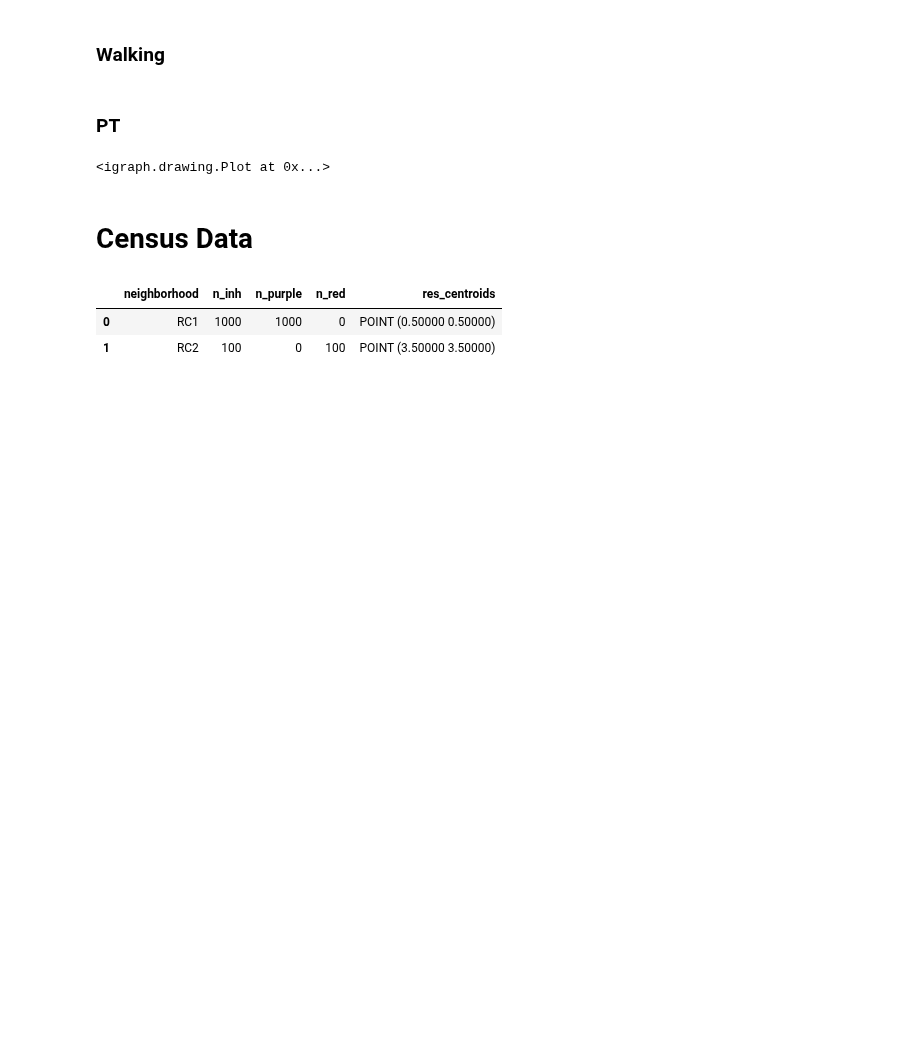
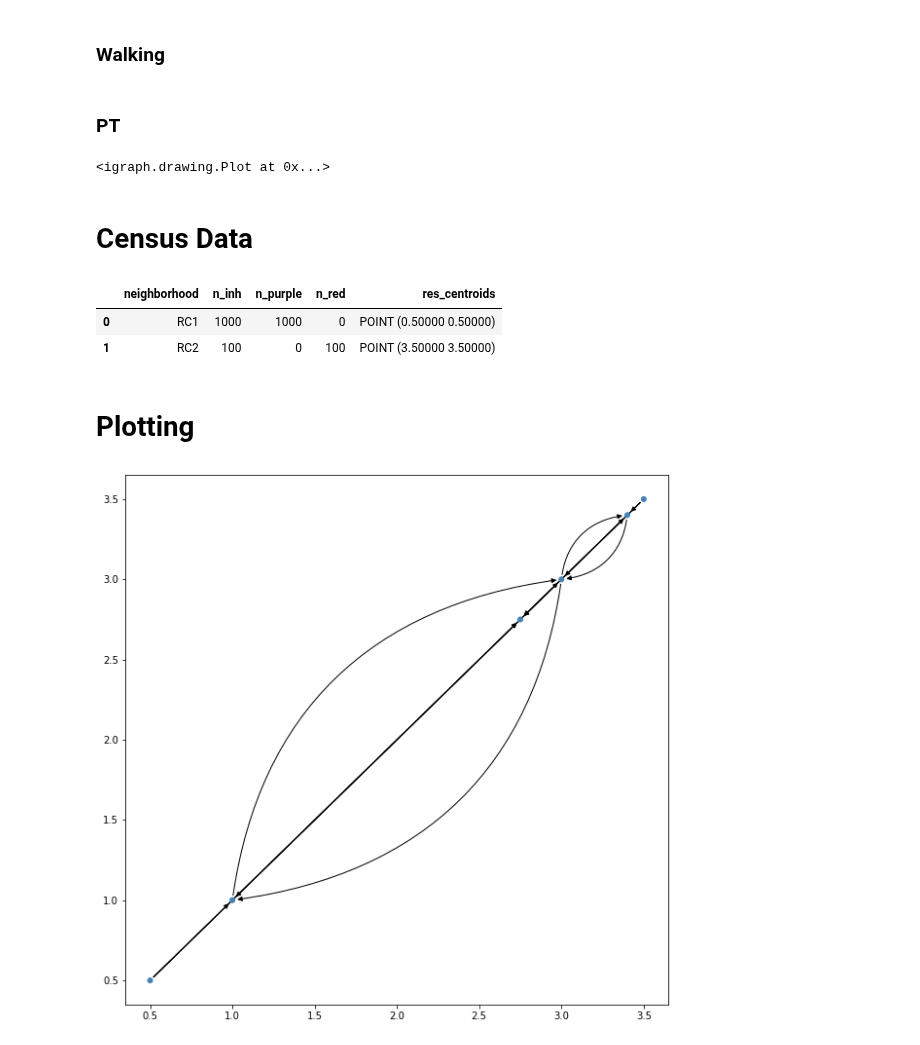
Before and after one commit to EquiCity/thesis, a Jupyter notebook: eda/notebooks/synthetic_dataset_0.ipynb, the cells around one changed output. Drawn from its saved outputs; the diff is of its cells as text; code cells hidden in the pictures; blank space fills up the shorter version.

```diff
--- a/eda/notebooks/synthetic_dataset_0.ipynb
+++ b/eda/notebooks/synthetic_dataset_0.ipynb
@@ -121,0 +120,2 @@ gdf.to_file('/home/rico/Documents/thesis/experiments/base_data/census_data_0.geo
+# %% [markdown]
+# Plotting
@@ -121,0 +144,9 @@ gdf.to_file('/home/rico/Documents/thesis/experiments/base_data/census_data_0.geo
+# %%
+fig, ax = plt.subplots(figsize=(10,10))
+ig.plot(g, target=ax)
+# ax = fig.add_subplot(111)
+# rect = [0.1,0.1,0.2,0.2]
+# ax1 = add_subplot_axes(ax,rect)
+plt.show()
+# %% [output]
+[figure, added]
```
Also changed, not shown: parts of 7 cells of this notebook, 2 other files.
